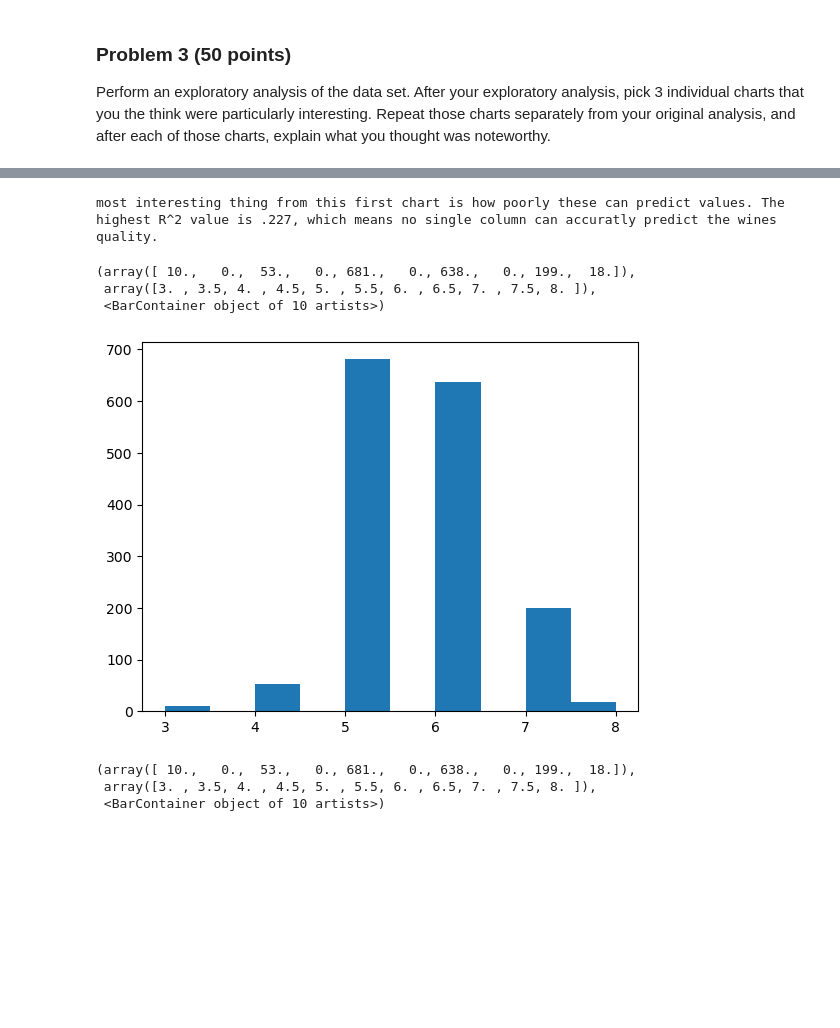
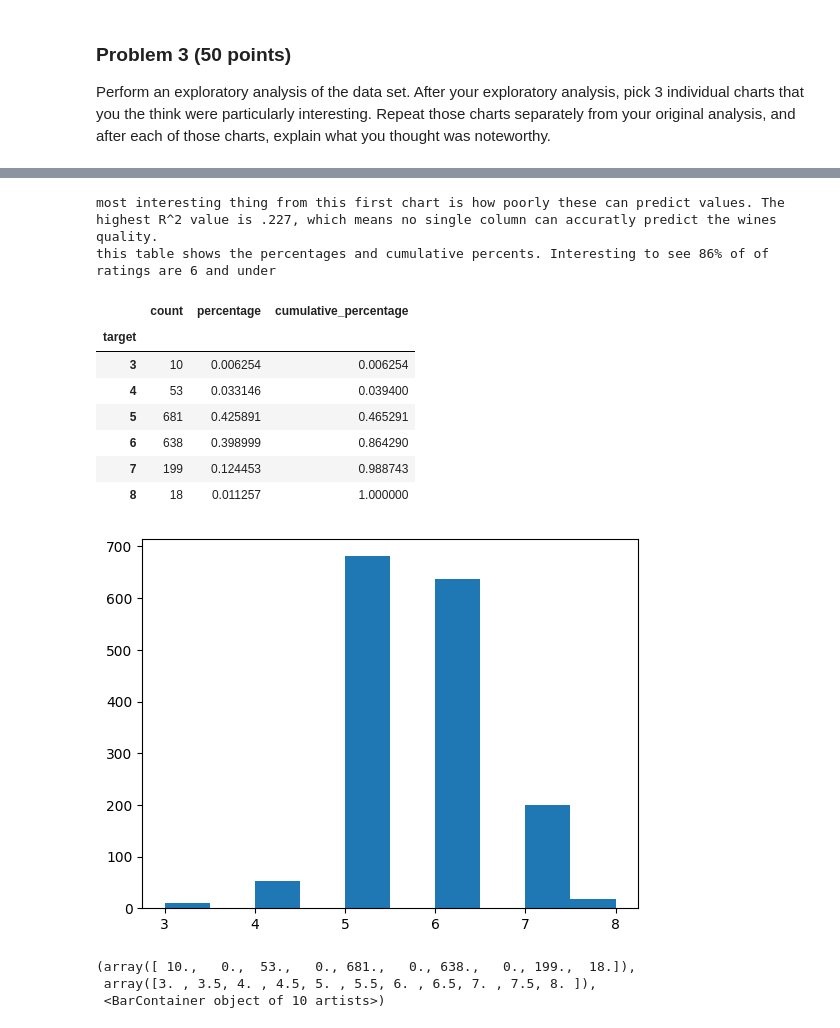
Before and after one commit to ktennant5378/dx602-final-project, a Jupyter notebook: project.ipynb, the cells around one changed output, grey strips where cells are left out. Drawn from its saved outputs; the diff is of its cells as text; code cells hidden in the pictures; blank space fills up the shorter version.

```diff
--- a/project.ipynb
+++ b/project.ipynb
@@ -167,36 +167,56 @@ for i, col in enumerate(cols):
     y = target.values
 
     model = LinearRegression()
     model.fit(X, y)
 
     # regression line
     x_line = np.linspace(X.min(), X.max(), 100).reshape(-1, 1)
     y_line = model.predict(x_line)
 
     ax = axes[i]
     ax.scatter(X, y, alpha=0.5)
     ax.plot(x_line, y_line)
     ax.set_xlabel(col)
     ax.set_ylabel("target")
     ax.set_title(f"{col}\nR² = {model.score(X, y):.3f}")
 
 # remove any empty subplots
 for j in range(i + 1, len(axes)):
     fig.delaxes(axes[j])
 
 plt.tight_layout()
 plt.show()
 print("most interesting thing from this first chart is how poorly these can predict values. The highest R^2 value is .227, which means no single column can accuratly predict the wines quality.")
 
 # use categories. (3 - 6 = poor,  7 - 8 = high)
 # histogram helps pick the categories. Most wine should be poor quality
 plt.hist(target)
+
+cumm_df = (
+    target
+    .value_counts()
+    .sort_index()
+    .rename("count")
+    .to_frame()
+)
+
+print("this table shows the percentages and cumulative percents. Interesting to see 86% of of ratings are 6 and under")
+cumm_df["percentage"] = cumm_df["count"]/cumm_df["count"].sum()
+cumm_df["cumulative_percentage"] = cumm_df["percentage"].cumsum()
+
+cumm_df
 # %% [output]
 [figure]
 most interesting thing from this first chart is how poorly these can predict values. The highest R^2 value is .227, which means no single column can accuratly predict the wines quality.
+this table shows the percentages and cumulative percents. Interesting to see 86% of of ratings are 6 and under
-(array([ 10.,   0.,  53.,   0., 681.,   0., 638.,   0., 199.,  18.]),
- array([3. , 3.5, 4. , 4.5, 5. , 5.5, 6. , 6.5, 7. , 7.5, 8. ]),
- <BarContainer object of 10 artists>)
+|  | count | percentage | cumulative_percentage |
+| target |  |  |  |
+| 3 | 10 | 0.006254 | 0.006254 |
+| 4 | 53 | 0.033146 | 0.039400 |
+| 5 | 681 | 0.425891 | 0.465291 |
+| 6 | 638 | 0.398999 | 0.864290 |
+| 7 | 199 | 0.124453 | 0.988743 |
+| 8 | 18 | 0.011257 | 1.000000 |
 [figure]
 # %%
 plt.hist(target)
```
Also changed, not shown: parts of 4 cells of this notebook.
